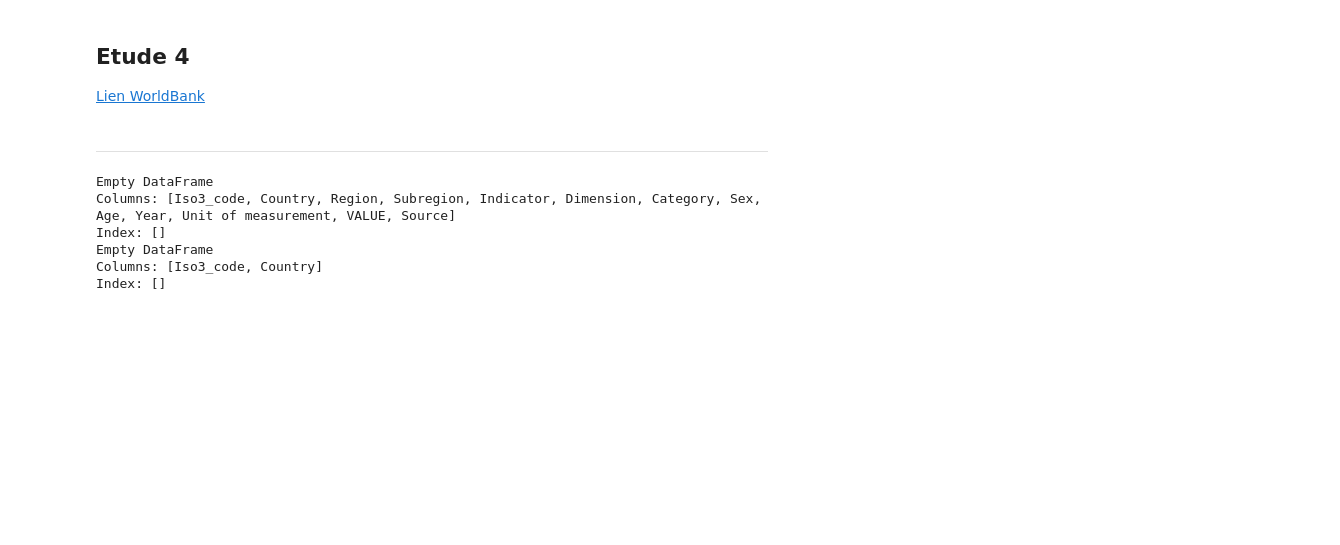
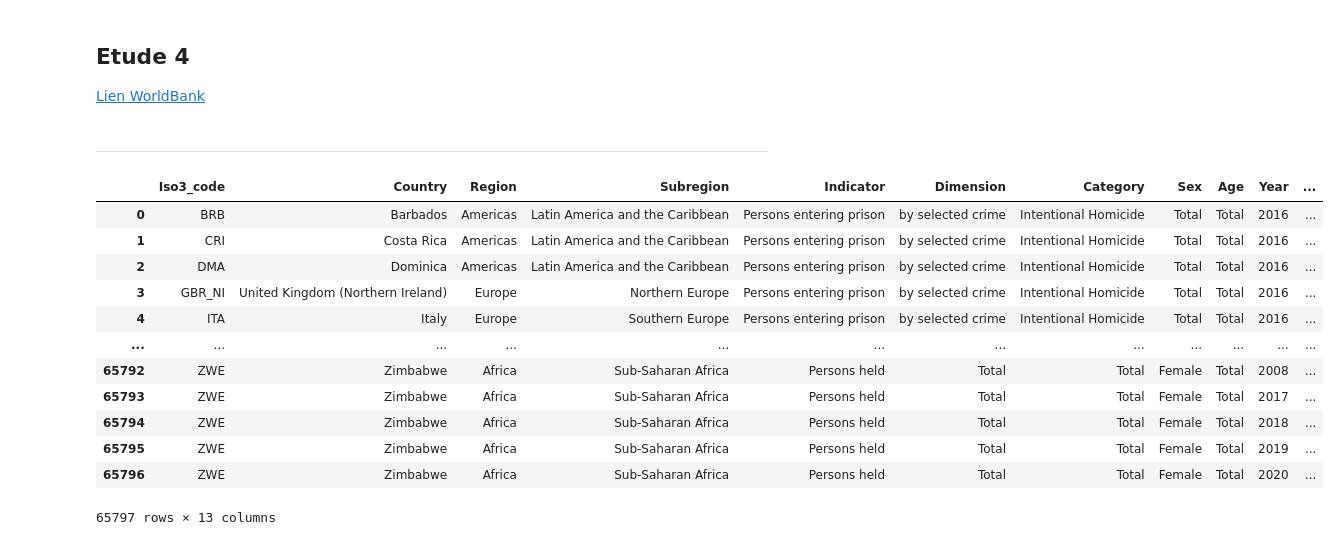
Before and after one commit to Wabfall/escobaddictions, a Jupyter notebook: Escobaddictions4.ipynb, the cells around one changed output. Saved outputs shown, nothing was run; the diff lists cells and outputs as text; code cells hidden in the pictures; blank space fills up the shorter version.

```diff
--- a/Escobaddictions4.ipynb
+++ b/Escobaddictions4.ipynb
@@ -13,34 +13,19 @@
 # %%
 import pandas as pd
 
-df = pd.read_csv('data/data_cts_prisons_and_prisoners.csv')
-
-df['Indicator'].unique()
+df = pd.read_csv('data_cts_prisons_and_prisoners.csv')
+df
+# %% [output]
+|  | Iso3_code | Country | Region | Subregion | Indicator | Dimension | Category | Sex | Age | Year | ... |
+| 0 | BRB | Barbados | Americas | Latin America and the Caribbean | Persons entering prison | by selected crime | Intentional Homicide | Total | Total | 2016 | ... |
+| 1 | CRI | Costa Rica | Americas | Latin America and the Caribbean | Persons entering prison | by selected crime | Intentional Homicide | Total | Total | 2016 | ... |
+| 2 | DMA | Dominica | Americas | Latin America and the Caribbean | Persons entering prison | by selected crime | Intentional Homicide | Total | Total | 2016 | ... |
+| 3 | GBR_NI | United Kingdom (Northern Ireland) | Europe | Northern Europe | Persons entering prison | by selected crime | Intentional Homicide | Total | Total | 2016 | ... |
+| 4 | ITA | Italy | Europe | Southern Europe | Persons entering prison | by selected crime | Intentional Homicide | Total | Total | 2016 | ... |
+| ... | ... | ... | ... | ... | ... | ... | ... | ... | ... | ... | ... |
+| 65792 | ZWE | Zimbabwe | Africa | Sub-Saharan Africa | Persons held | Total | Total | Female | Total | 2008 | ... |
+| 65793 | ZWE | Zimbabwe | Africa | Sub-Saharan Africa | Persons held | Total | Total | Female | Total | 2017 | ... |
+| 65794 | ZWE | Zimbabwe | Africa | Sub-Saharan Africa | Persons held | Total | Total | Female | Total | 2018 | ... |
+| 65795 | ZWE | Zimbabwe | Africa | Sub-Saharan Africa | Persons held | Total | Total | Female | Total | 2019 | ... |
+| 65796 | ZWE | Zimbabwe | Africa | Sub-Saharan Africa | Persons held | Total | Total | Female | Total | 2020 | ... |
+65797 rows × 13 columns
-# %%
-# Sélection des lignes qui satisfont aux critères donnés
-filtered_df = df[(df['Category'].isin(['Drug Trafficking', 'Drug Possession'])) &
-                 (df['Unit of measurement'] == 'Counts') &
-                 (df['Indicator'] == 'Persons held')]
-print(filtered_df)
-# Création du nouveau dataframe avec les colonnes Iso3_code et Country
-new_df = pd.DataFrame({'Iso3_code': filtered_df['Iso3_code'],
-                       'Country': filtered_df['Country']})
-
-# Pivotage des données pour créer des colonnes distinctes pour chaque année
-pivot_df = filtered_df.pivot_table(index=['Iso3_code', 'Country'], columns='Year', values='VALUE', aggfunc='sum')
-
-# Réinitialisation de l'index
-pivot_df = pivot_df.reset_index()
-
-# Fusion du nouveau dataframe avec le pivotage des données
-new_df = new_df.merge(pivot_df, on=['Iso3_code', 'Country'], how='left')
-
-# Affichage du nouveau dataframe
-print(new_df)
-# %% [output]
-Empty DataFrame
-Columns: [Iso3_code, Country, Region, Subregion, Indicator, Dimension, Category, Sex, Age, Year, Unit of measurement, VALUE, Source]
-Index: []
-Empty DataFrame
-Columns: [Iso3_code, Country]
-Index: []
```
Also changed, not shown: parts of 5 cells of this notebook, 1 other file.
